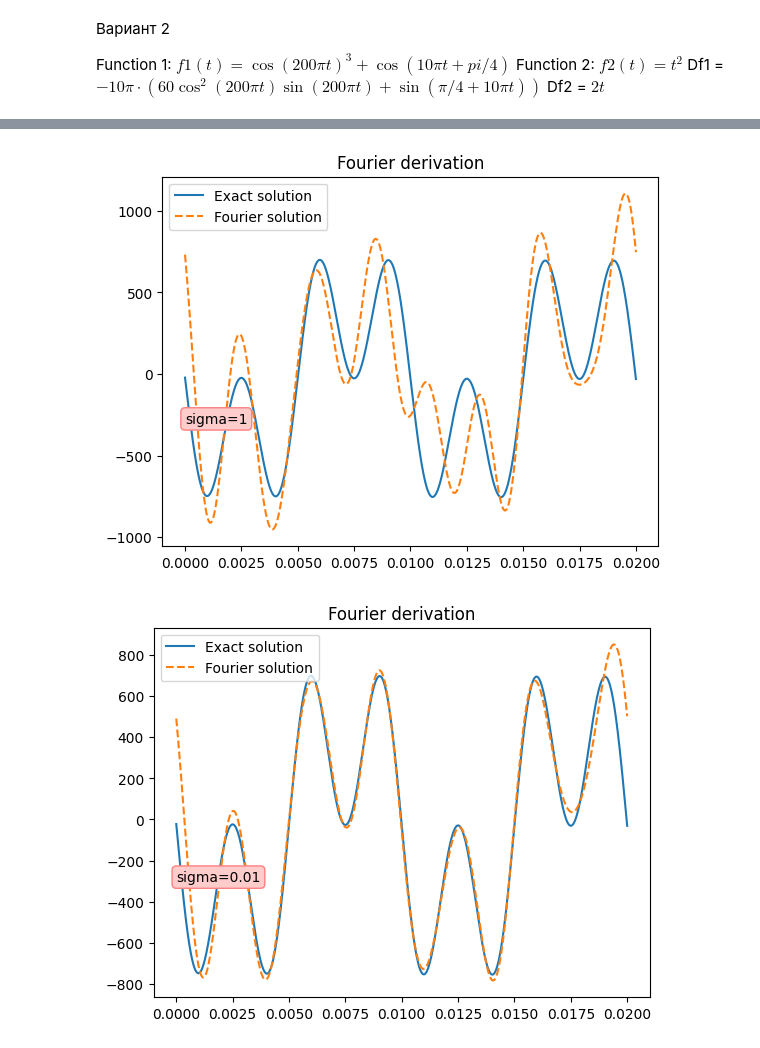
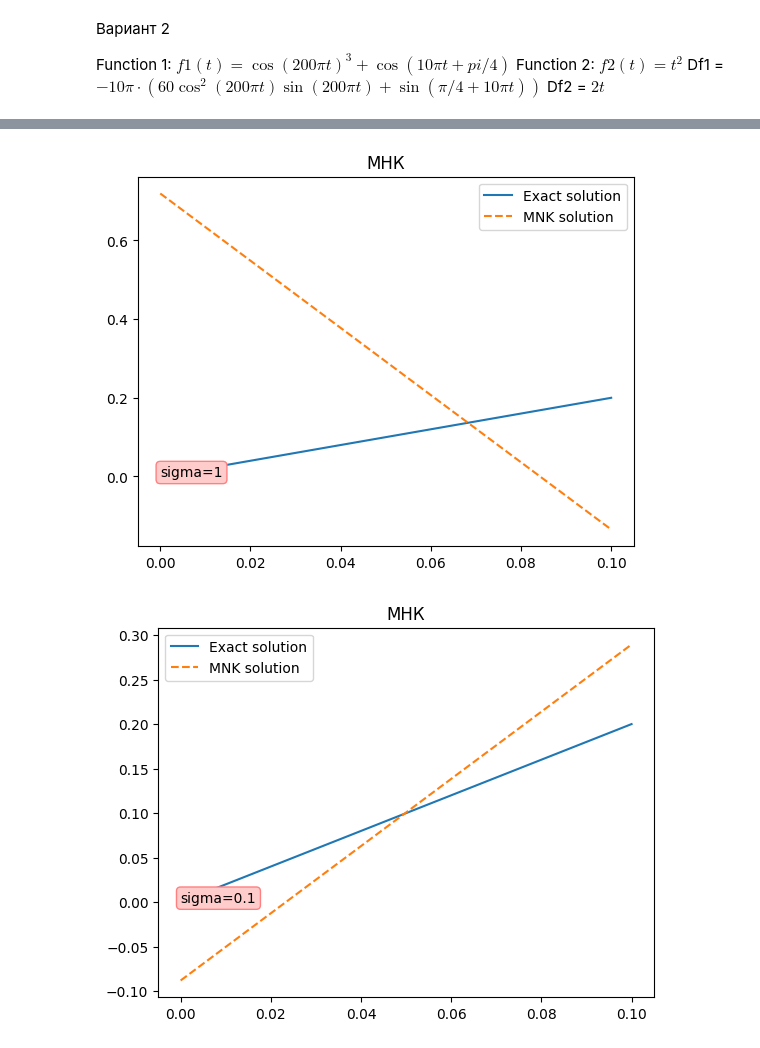
Before and after one commit to spacexerq/numerical_methods_2, a Jupyter notebook: inverse_tasks/release/report.ipynb, the cells around one changed output, grey strips where cells are left out. Cells and saved outputs as stored; diff of their text form; code cells hidden in the pictures.

```diff
--- a/inverse_tasks/release/report.ipynb
+++ b/inverse_tasks/release/report.ipynb
@@ -70,8 +89,7 @@ report_finite_diff(noisy_val=True, sigma=1e-2)
-# %%
-report_fourier(noisy_val=True, sigma=1)
-# %% [output]
-[figure, removed]
-# %%
-report_fourier(noisy_val=True, sigma=1e-2)
-# %% [output]
-[figure, removed]
+# %%
+report_least_sqaures(sigma=1)
+report_least_sqaures(sigma=1e-1)
+report_least_sqaures(sigma=1e-2)
+# %% [output]
+[figure, added]
+[figure, added]
```
Also changed, not shown: parts of 11 cells of this notebook, 1 other file.
